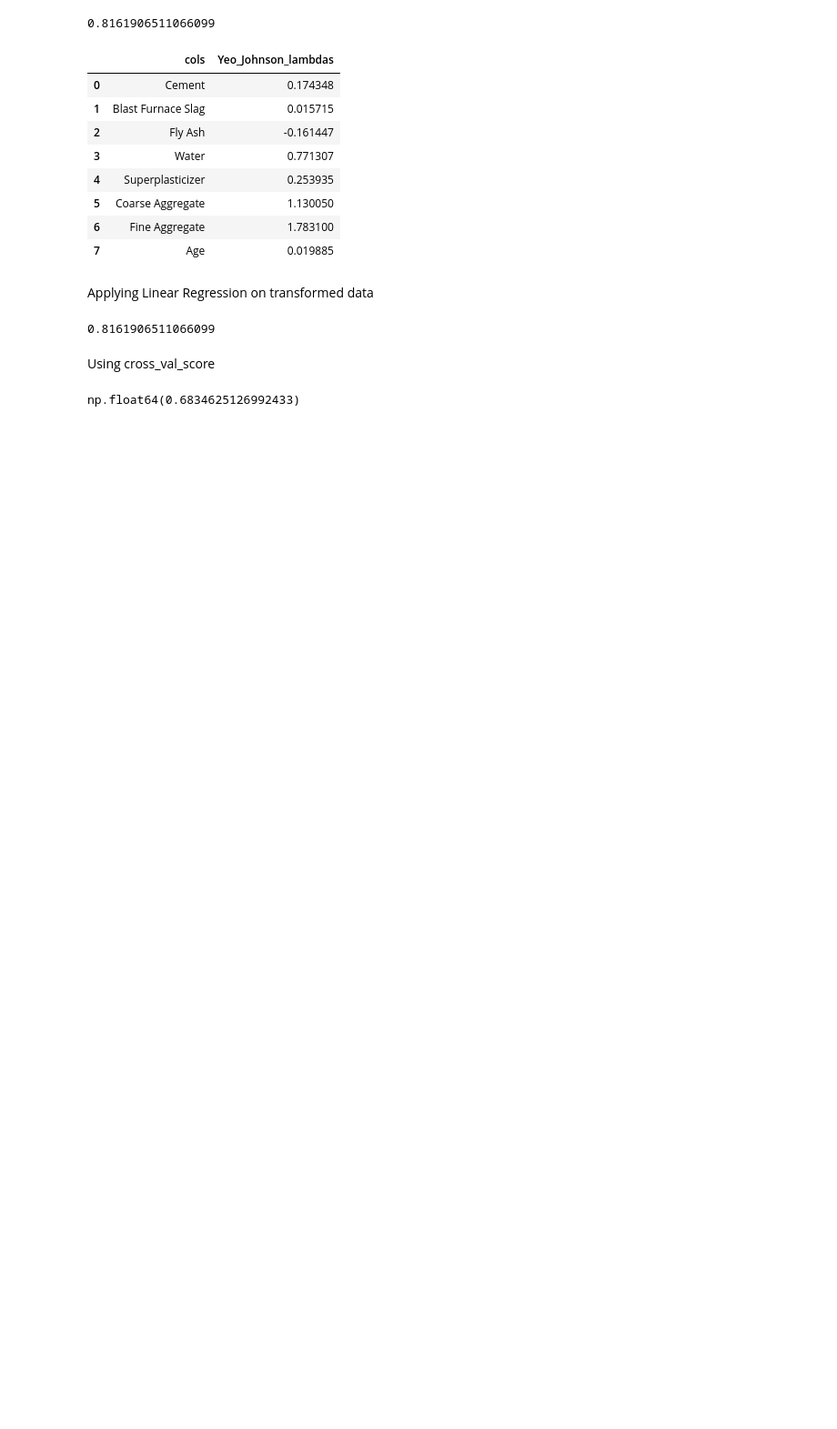
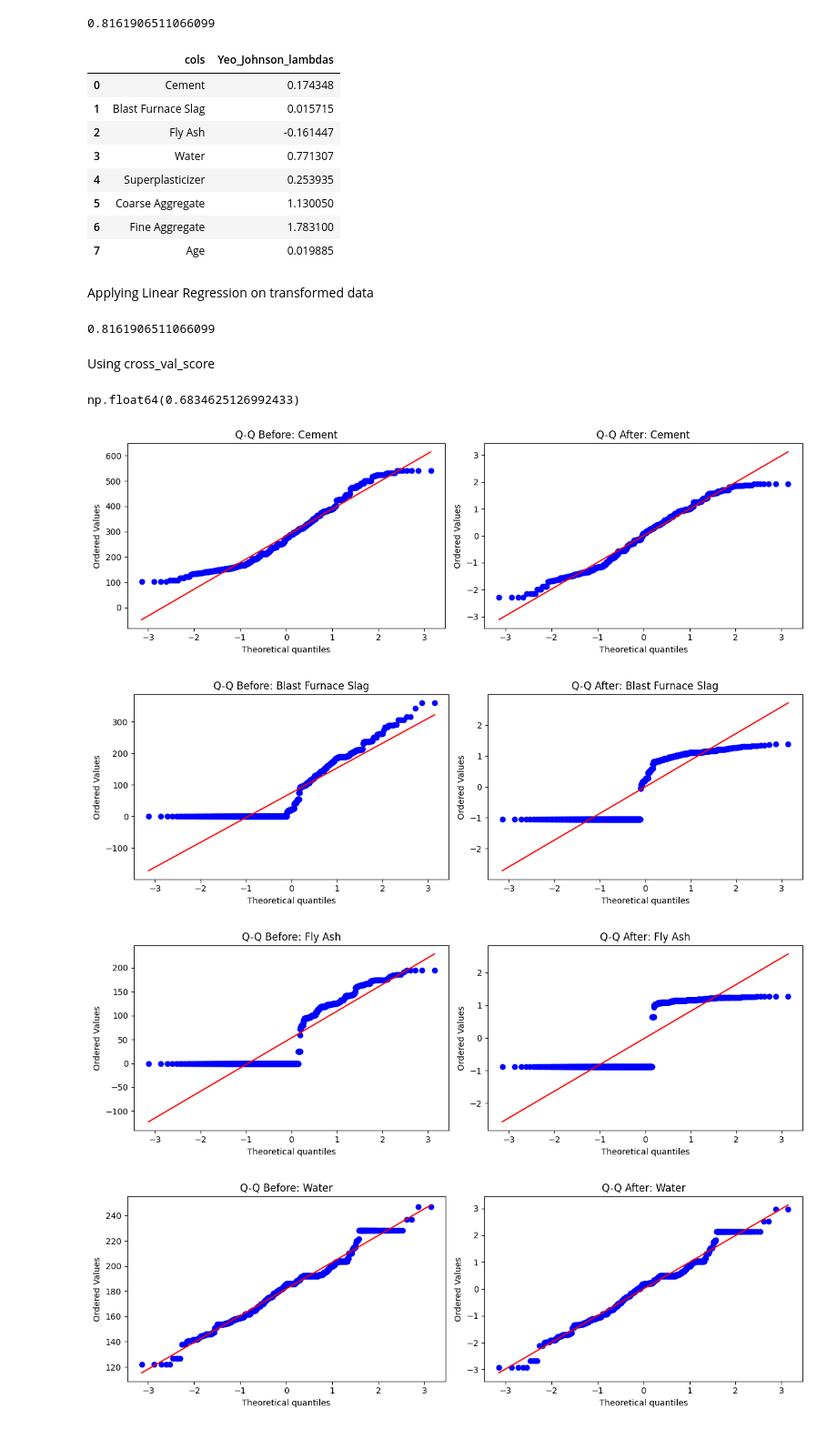
Before and after one commit to Ritusikarwar/ML_Practice, a Jupyter notebook: box-cox.ipynb, the cells around one changed output. Shown at 91% size. Cells and saved outputs as stored; diff of their text form; code cells hidden in the pictures; blank space fills up the shorter version.

```diff
--- a/box-cox.ipynb
+++ b/box-cox.ipynb
@@ -194,3 +194,22 @@ lr=LinearRegression()
 np.mean(cross_val_score(lr,x_transformed2,y,scoring='r2'))
 # %% [output]
 np.float64(0.6834625126992433)
+# %%
+x_train_transformed2=pd.DataFrame(x_train_transformed2,columns=x_train.columns)
+# %%
+for col in x_train.columns:
+    fig, axes = plt.subplots(1, 2, figsize=(12, 4))
+
+    stats.probplot(x_train[col], dist="norm", plot=axes[0])   # Q-Q BEFORE transformation
+    axes[0].set_title(f"Q-Q Before: {col}")
+
+    stats.probplot(x_train_transformed2[col], dist="norm", plot=axes[1])  # Q-Q AFTER transformation
+    axes[1].set_title(f"Q-Q After: {col}")
+
+    plt.tight_layout()
+    plt.show()
+# %% [output]
+[figure, added]
+[figure, added]
+[figure, added]
+[figure, added]
```
Also changed, not shown: parts of 1 cell of this notebook.
